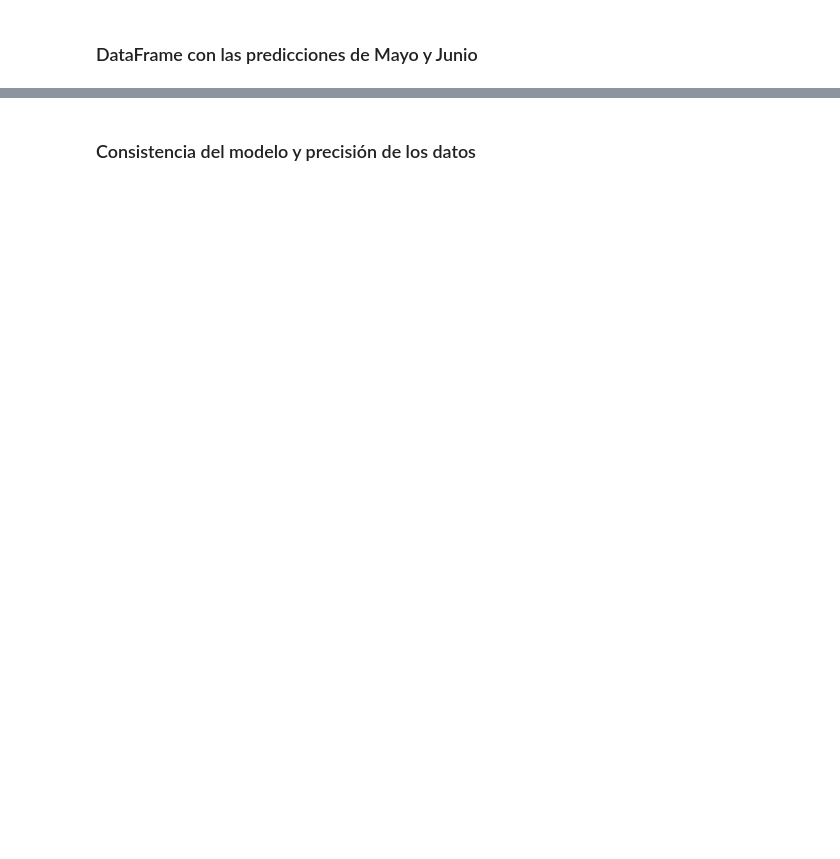
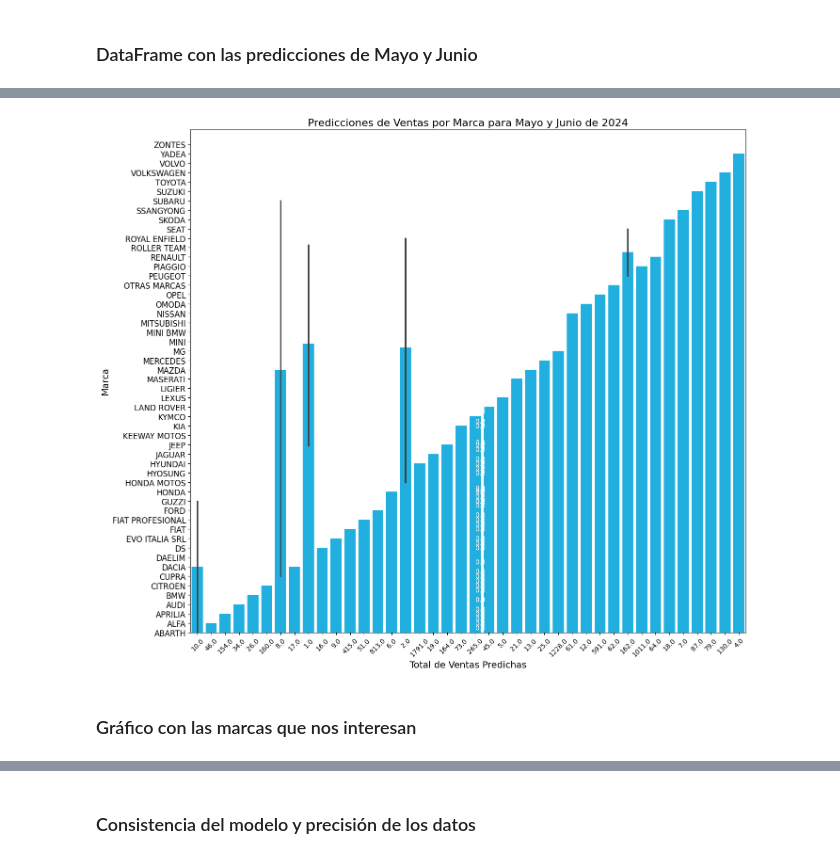
Before and after one commit to Nambu89/Vehicle-Sales-Prediction-Project-in-Spain, a Jupyter notebook: Sales.ipynb, the cells around one changed output, grey strips where cells are left out. Drawn from its saved outputs; the diff is of its cells as text; code cells hidden in the pictures; blank space fills up the shorter version.

Commit message:
Se han creado gráficos con las predicciones de ventas hechas por marcas

```diff
--- a/Sales.ipynb
+++ b/Sales.ipynb
@@ -531,0 +543,15 @@ sales_predictions.head(10)
+# %%
+# Resetear el índice para crear el gráfico
+marca_predictions.reset_index(inplace=True)
+marca_predictions.rename(columns={'index': 'Marca'}, inplace=True)
+# %%
+# Eliminar las columnas duplicadas de 'Marca' excepto la que contiene los nombre de las marcas
+marca_predictions = marca_predictions.loc[:, ~marca_predictions.columns.duplicated(keep='last')]
+
+#Cambiar el nombre de la última columna 'Marca' que contiene los nombres de las marcas
+marca_predictions.columns = ['Total de Ventas' if 'x1_' in col else col for col in marca_predictions.columns]
+# %%
+# Corregir los nombres de las marcas en la columna 'Total de Ventas'
+marca_predictions.loc[:, 'Total de Ventas'] = marca_predictions['Total de Ventas'].astype(str).str.replace('x1_', '')
+# %%
+marca_predictions.loc[:, 'Marca'] = marca_predictions['Marca'].astype(str).str.replace('x1_', '')
@@ -531,0 +567,28 @@ sales_predictions.head(10)
+# %%
+# Crear el gráfico de barras para las predicciones por marca
+plt.figure(figsize=(14, 12))
+barplot = sns.barplot(data=marca_predictions, y='Marca', x='Total de Ventas', color='deepskyblue')
+plt.title('Predicciones de Ventas por Marca para Mayo y Junio de 2024', fontsize=16)
+plt.ylabel('Marca', fontsize=14)
+plt.xlabel('Total de Ventas Predichas', fontsize=14)
+plt.xticks(rotation=45, fontsize=10)
+plt.yticks(fontsize=12)
+
+# Invertir el eje y para que las crezcan de abajo hacia arriba
+plt.gca().invert_yaxis()
+
+# Mostrar valores en las barras para mayor claridad
+for p in barplot.patches:
+    width = p.get_width()
+    plt.annotate(f'{width:.1f}',  # Formatea los números para tener un decimal
+                 (width if width > 20 else 20, p.get_y() + p.get_height() / 2),  # Ajustar la posición x para evitar superposiciones
+                 ha='left', va='center',
+                 color='black' if width > 20 else 'white',  # Color del texto dependiendo del ancho de la barra
+                 fontsize=10)
+
+plt.tight_layout()
+plt.show()
+# %% [output]
+[figure, added]
+# %% [markdown]
+### Gráfico con las marcas que nos interesan
```
Also changed, not shown: parts of 14 cells of this notebook.
